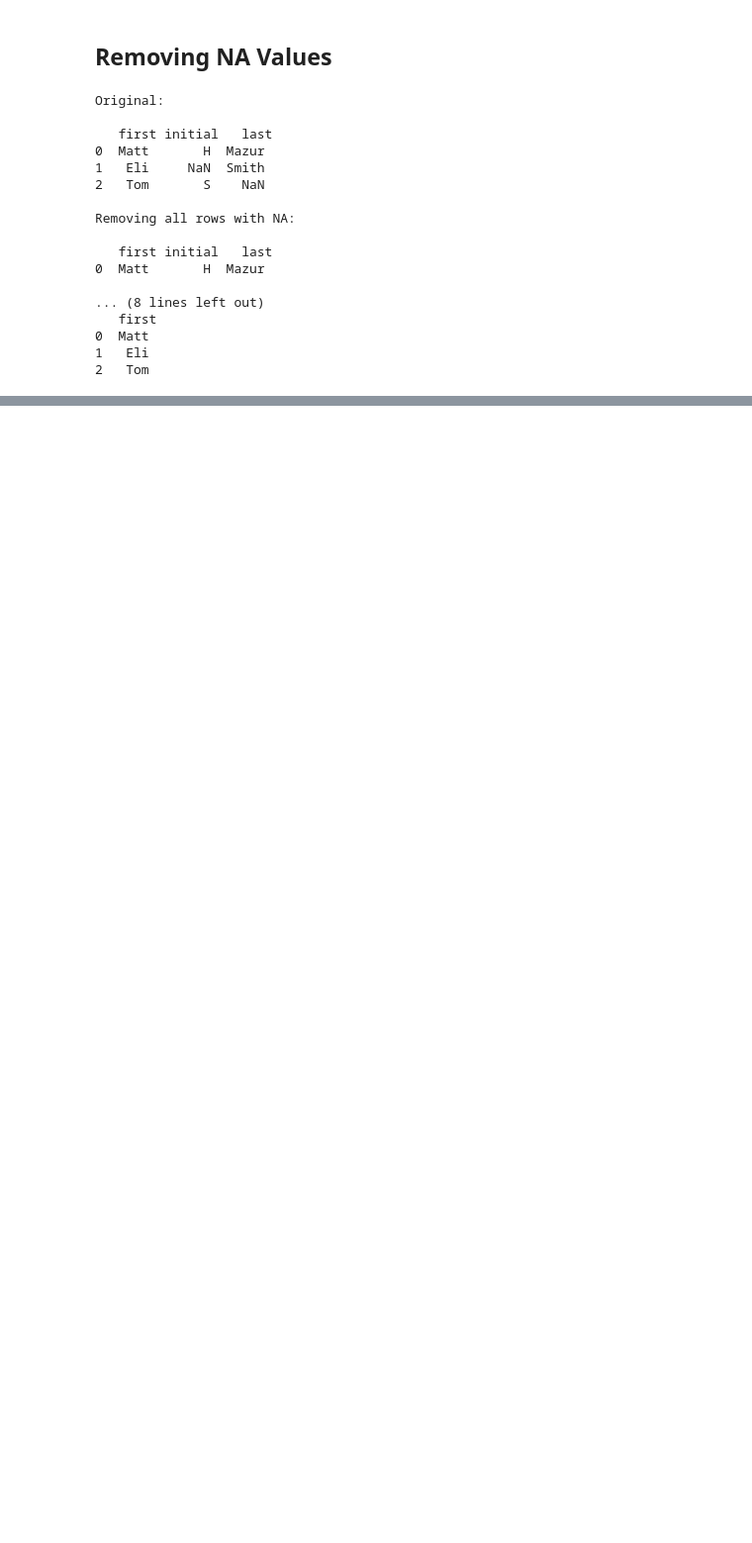
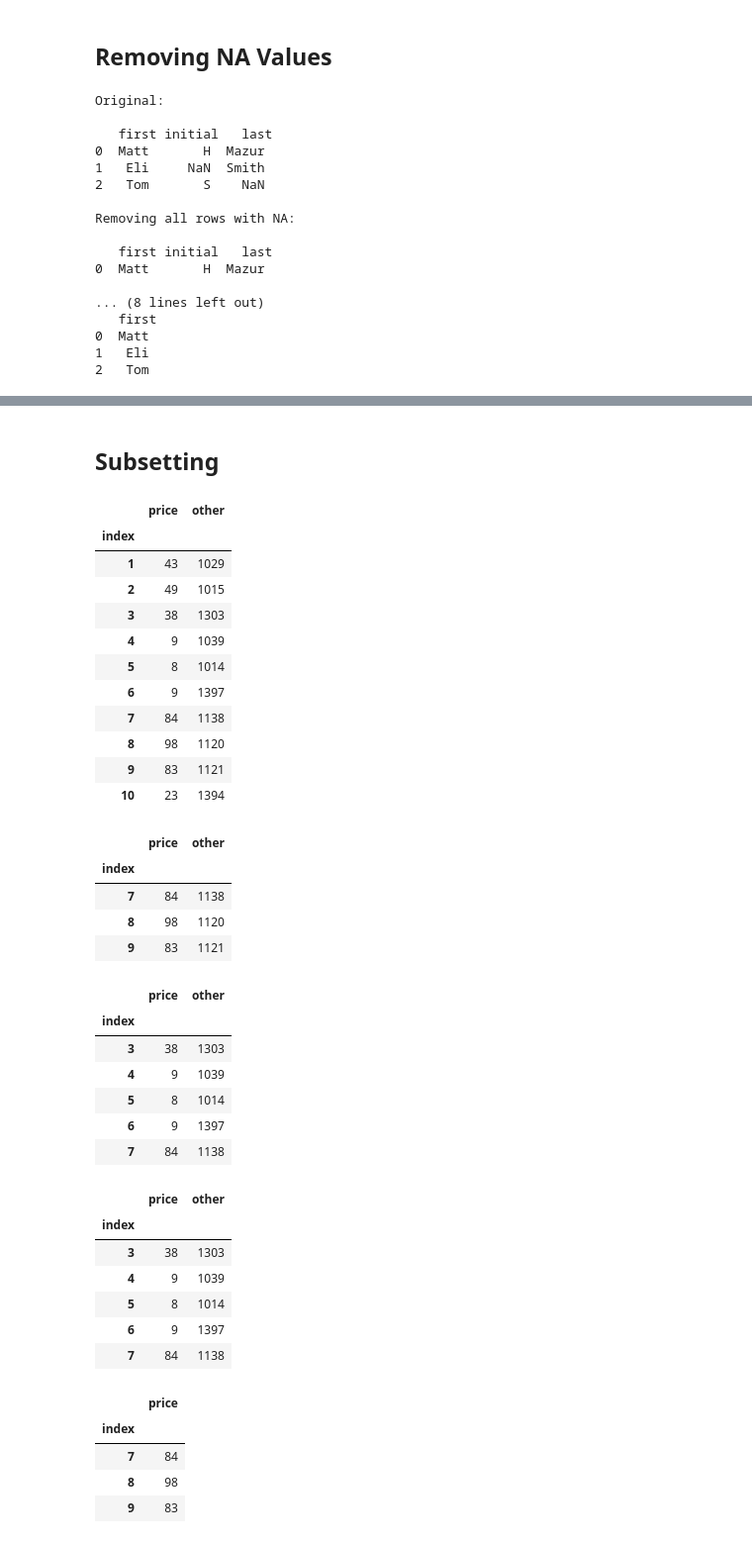
Before and after one commit to mattm/python-cheat-sheet, a Jupyter notebook: Data Frames.ipynb, the cells around one changed output, grey strips where cells are left out. Shown: that part at 99% size. Drawn from its saved outputs; the diff is of its cells as text; code cells hidden in the pictures; blank space fills up the shorter version.

```diff
--- a/Data Frames.ipynb
+++ b/Data Frames.ipynb
@@ -35,0 +87,59 @@ Removing all rows with NA:
+# %% [markdown]
+## Subsetting
+# %%
+df = pd.DataFrame({
+    "index": range(1, 11),
+    "price": np.random.randint(0, 100, size=10),
+    "other": np.random.randint(1000, 2000, size=10)
+}).set_index("index")
+
+display(df)
+
+select_rows_by_column_value = df[df["price"] > 50]
+display(select_rows_by_column_value)
+
+select_rows_by_index_value = df.loc[[3, 4, 5, 6, 7]]
+display(select_rows_by_index_value)
+
+select_rows_by_index_value = df[df.index.isin([3, 4, 5, 6, 7])]
+display(select_rows_by_index_value)
+
+select_rows_and_columns = df.loc[df["price"] > 50, ["price"]]
+display(select_rows_and_columns)
+# %% [output]
+|  | price | other |
+| index |  |  |
+| 1 | 43 | 1029 |
+| 2 | 49 | 1015 |
+| 3 | 38 | 1303 |
+| 4 | 9 | 1039 |
+| 5 | 8 | 1014 |
+| 6 | 9 | 1397 |
+| 7 | 84 | 1138 |
+| 8 | 98 | 1120 |
+| 9 | 83 | 1121 |
+| 10 | 23 | 1394 |
+|  | price | other |
+| index |  |  |
+| 7 | 84 | 1138 |
+| 8 | 98 | 1120 |
+| 9 | 83 | 1121 |
+|  | price | other |
+| index |  |  |
+| 3 | 38 | 1303 |
+| 4 | 9 | 1039 |
+| 5 | 8 | 1014 |
+| 6 | 9 | 1397 |
+| 7 | 84 | 1138 |
+|  | price | other |
+| index |  |  |
+| 3 | 38 | 1303 |
+| 4 | 9 | 1039 |
+| 5 | 8 | 1014 |
+| 6 | 9 | 1397 |
+| 7 | 84 | 1138 |
+|  | price |
+| index |  |
+| 7 | 84 |
+| 8 | 98 |
+| 9 | 83 |
```
Also changed, not shown: parts of 18 cells of this notebook, 10 other files.
